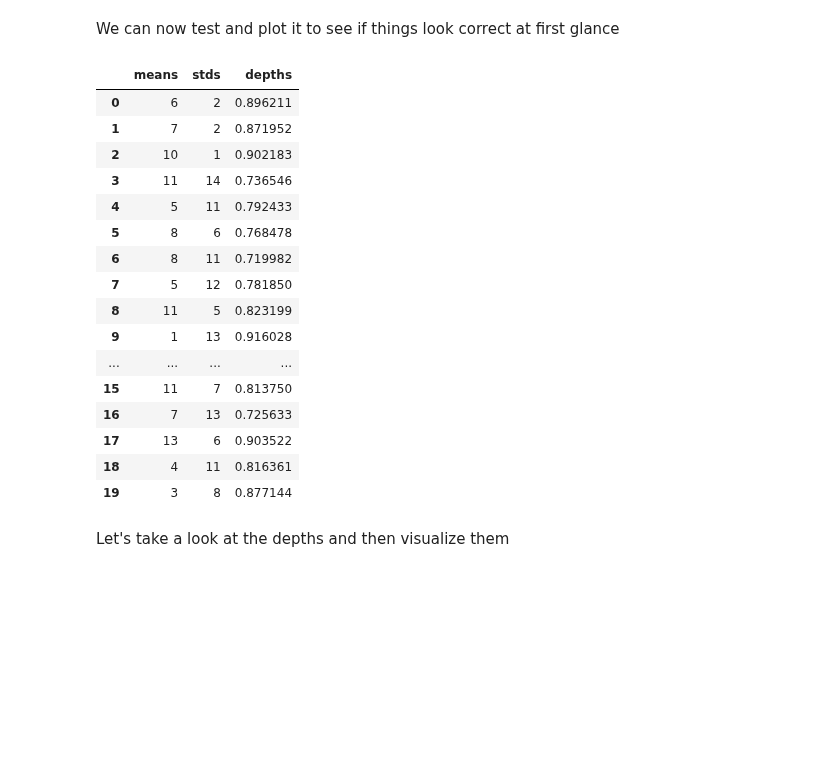
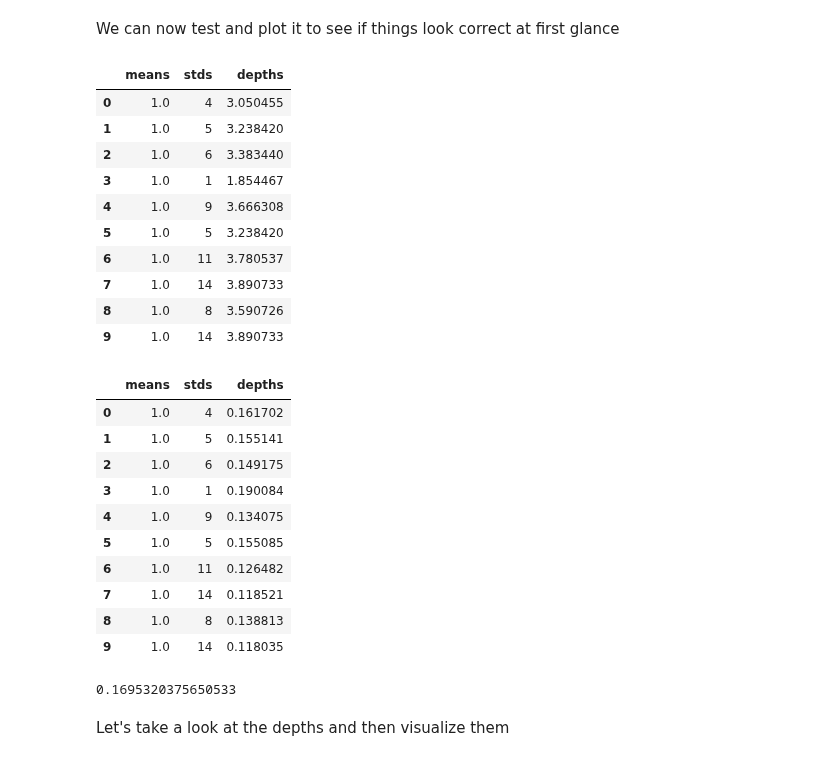
Before and after one commit to braingeneers/statdepth, a Jupyter notebook: testing_notebooks/probabilistic_containment_function_implementations.ipynb, the cells around one changed output. Drawn from its saved outputs; the diff is of its cells as text; code cells hidden in the pictures; blank space fills up the shorter version.

Commit message:
Fixed normal probabilistic containment

```diff
--- a/testing_notebooks/probabilistic_containment_function_implementations.ipynb
+++ b/testing_notebooks/probabilistic_containment_function_implementations.ipynb
@@ -26,8 +26,8 @@ df = generate_noisy_univariate(n=2)
 # %% [markdown]
 We'll use random samples from $N(0, 1)$ to generate our means and stds for now.
 # %%
-N = 20
-means, stds = np.random.randint(1, 15, N), np.random.randint(1, 15, N)
+N = 10
+means, stds = np.ones(N), np.random.randint(1, 15, N)
 
 means, stds
 # %% [output]
@@ -49,14 +47,15 @@ def f_normal(z: float, parameters):
             (1-erf((mu_i-z)/(np.sqrt(2)*np.sqrt(sigma_i))))
 
 
-def _normal_depth(means, stds, curr):
+def _normal_depth(means, stds, curr, f):
     n = len(means)
     cols = list(range(n))
     cols.remove(curr)
     S_nj = 0
     subseq = _subsequences(cols, 2)
 
-    for sequence in subseq:
+    for i in tqdm(range(len(subseq))):
+        sequence = subseq[i]
         i, j = sequence
 
         parameters = [
@@ -65,8 +64,8 @@ def _normal_depth(means, stds, curr):
             means[curr], stds[curr]
         ]
 
-        integral = quad(lambda x: f_normal(x, parameters), -np.inf, np.inf)[0]
-        S_nj += (1/(4*np.sqrt(2*np.pi*stds[i]))) * integral
+        integral = quad(lambda x: f(x, parameters), -np.inf, np.inf)[0]
+        S_nj += integral
 
     return S_nj / binom(n, 2)
 # %% [markdown]
@@ -88,7 +83,7 @@ tplquad(lambda x, y, z: f_normal_mcmc(x, y, z, parameters))
 # %% [markdown]
 And finally our function that calculates depth for all functions in the set
 # %%
-def probabilistic_normal_depth(means, stds):
+def probabilistic_normal_depth(means, stds, f):
     if len(means) != len(stds):
         raise ValueError('Error, len(means) must equal len(stds)')
 
@@ -98,39 +93,58 @@ def probabilistic_normal_depth(means, stds):
         stdsc = np.delete(stds, [k])
 
         depths.append(
-            _normal_depth(means, stds, k)
+            _normal_depth(means, stds, k, f)
         )
 
     return pd.Series(index=range(len(means)), data=depths)
 # %% [markdown]
 We can now test and plot it to see if things look correct at first glance
 # %%
-depths = probabilistic_normal_depth(means, stds)
+depths = probabilistic_normal_depth(means, stds, f_normal)
 
 df = pd.DataFrame()
 
-for d, c in zip([means, stds, 1- depths], ['means', 'stds', 'depths']):
+for d, c in zip([means, stds, depths], ['means', 'stds', 'depths']):
     df[c] = d
 
 df
 # %% [output]
 |  | means | stds | depths |
-| 0 | 6 | 2 | 0.896211 |
-| 1 | 7 | 2 | 0.871952 |
-| 2 | 10 | 1 | 0.902183 |
-| 3 | 11 | 14 | 0.736546 |
-| 4 | 5 | 11 | 0.792433 |
-| 5 | 8 | 6 | 0.768478 |
-| 6 | 8 | 11 | 0.719982 |
-| 7 | 5 | 12 | 0.781850 |
-| 8 | 11 | 5 | 0.823199 |
-| 9 | 1 | 13 | 0.916028 |
-| ... | ... | ... | ... |
-| 15 | 11 | 7 | 0.813750 |
-| 16 | 7 | 13 | 0.725633 |
-| 17 | 13 | 6 | 0.903522 |
-| 18 | 4 | 11 | 0.816361 |
-| 19 | 3 | 8 | 0.877144 |
+| 0 | 1.0 | 4 | 3.050455 |
+| 1 | 1.0 | 5 | 3.238420 |
+| 2 | 1.0 | 6 | 3.383440 |
+| 3 | 1.0 | 1 | 1.854467 |
+| 4 | 1.0 | 9 | 3.666308 |
+| 5 | 1.0 | 5 | 3.238420 |
+| 6 | 1.0 | 11 | 3.780537 |
+| 7 | 1.0 | 14 | 3.890733 |
+| 8 | 1.0 | 8 | 3.590726 |
+| 9 | 1.0 | 14 | 3.890733 |
+# %%
+depths = probabilistic_normal_depth(means, stds, f_long_norm)
+
+df = pd.DataFrame()
+
+for d, c in zip([means, stds, depths], ['means', 'stds', 'depths']):
+    df[c] = d
+
+df
+# %% [output]
+|  | means | stds | depths |
+| 0 | 1.0 | 4 | 0.161702 |
+| 1 | 1.0 | 5 | 0.155141 |
+| 2 | 1.0 | 6 | 0.149175 |
+| 3 | 1.0 | 1 | 0.190084 |
+| 4 | 1.0 | 9 | 0.134075 |
+| 5 | 1.0 | 5 | 0.155085 |
+| 6 | 1.0 | 11 | 0.126482 |
+| 7 | 1.0 | 14 | 0.118521 |
+| 8 | 1.0 | 8 | 0.138813 |
+| 9 | 1.0 | 14 | 0.118035 |
+# %%
+f_normal(1, [5,6,5,4,2,3])
+# %% [output]
+0.1695320375650533
 # %% [markdown]
 Let's take a look at the depths and then visualize them
 # %%
```
Also changed, not shown: parts of 4 cells of this notebook.
